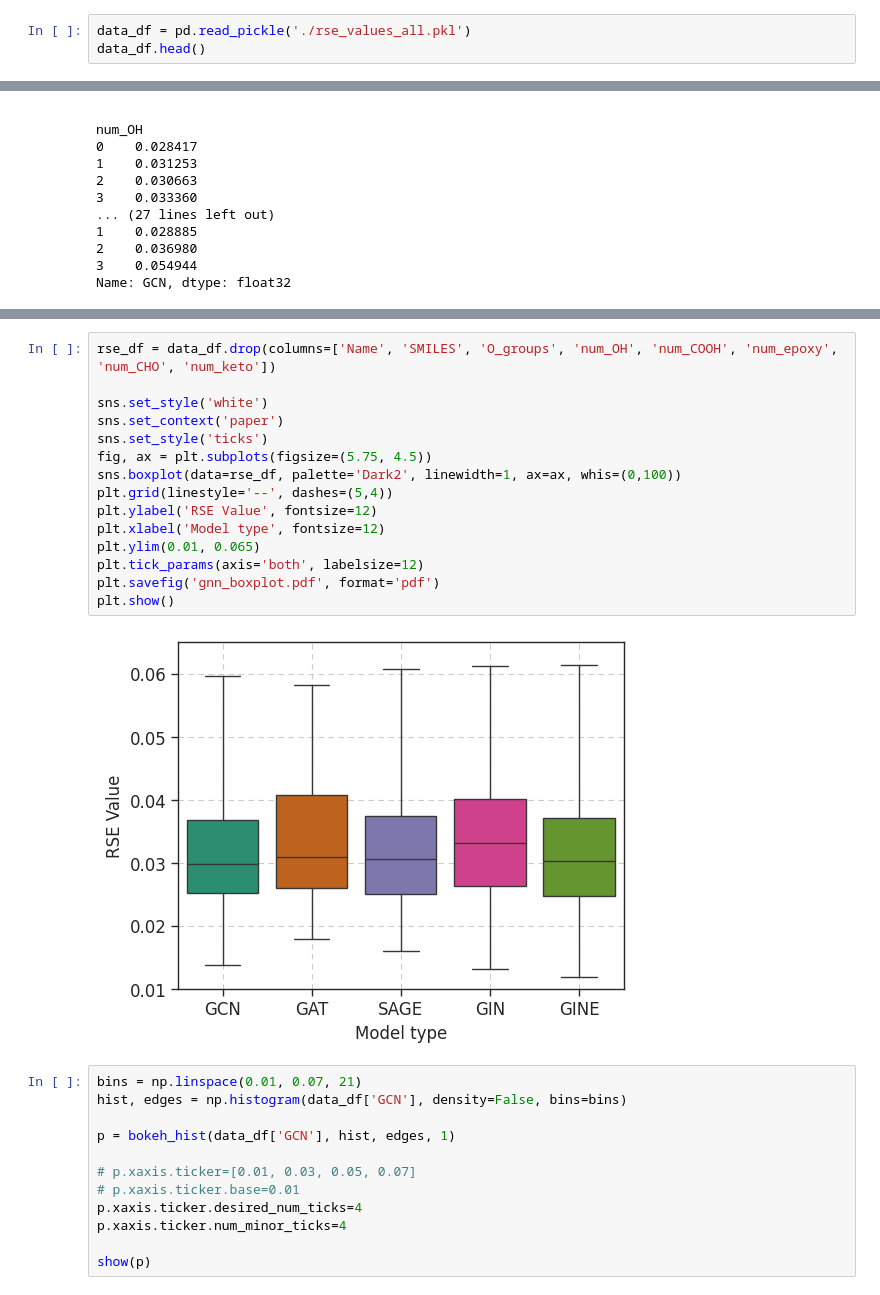
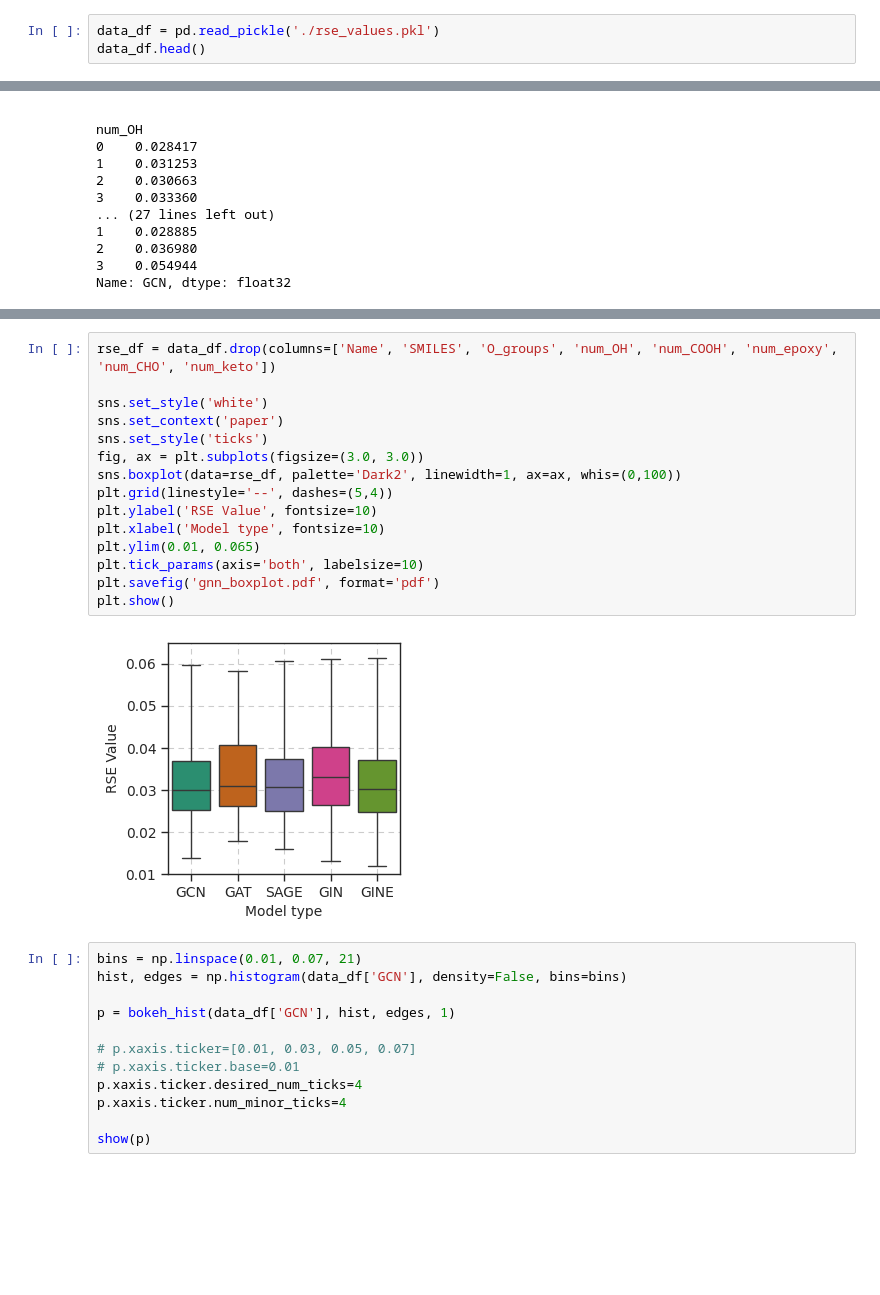
Before and after one commit to sam-j-hall/GNN-XAS-GO, a Jupyter notebook: GNN/analysis_gnn.ipynb, the cells around one changed output, grey strips where cells are left out. Drawn from its saved outputs; the diff is of its cells as text; blank space fills up the shorter version.

```diff
--- a/GNN/analysis_gnn.ipynb
+++ b/GNN/analysis_gnn.ipynb
@@ -10,7 +10,7 @@ from utils.functions import bokeh_hist
 [interactive output not drawn]
 [interactive output not drawn]
 # %%
-data_df = pd.read_pickle('./rse_values_all.pkl')
+data_df = pd.read_pickle('./rse_values.pkl')
 data_df.head()
 # %% [output]
 |  | Name | SMILES | GCN | GAT | SAGE | GIN | GINE | O_groups | num_OH | num_COOH | num_epoxy | ... |
@@ -94,20 +94,20 @@ data_df.describe()
 # %%
 rse_df = data_df.drop(columns=['Name', 'SMILES', 'O_groups', 'num_OH', 'num_COOH', 'num_epoxy', 'num_CHO', 'num_keto'])
 
 sns.set_style('white')
 sns.set_context('paper')
 sns.set_style('ticks')
-fig, ax = plt.subplots(figsize=(5.75, 4.5))
+fig, ax = plt.subplots(figsize=(3.0, 3.0))
 sns.boxplot(data=rse_df, palette='Dark2', linewidth=1, ax=ax, whis=(0,100))
 plt.grid(linestyle='--', dashes=(5,4))
-plt.ylabel('RSE Value', fontsize=12)
-plt.xlabel('Model type', fontsize=12)
+plt.ylabel('RSE Value', fontsize=10)
+plt.xlabel('Model type', fontsize=10)
 plt.ylim(0.01, 0.065)
-plt.tick_params(axis='both', labelsize=12)
+plt.tick_params(axis='both', labelsize=10)
 plt.savefig('gnn_boxplot.pdf', format='pdf')
 plt.show()
 # %% [output]
-[figure, old version]
+[figure, new version]
 # %%
 bins = np.linspace(0.01, 0.07, 21)
 hist, edges = np.histogram(data_df['GCN'], density=False, bins=bins)
```
Also changed, not shown: 2 other files.
